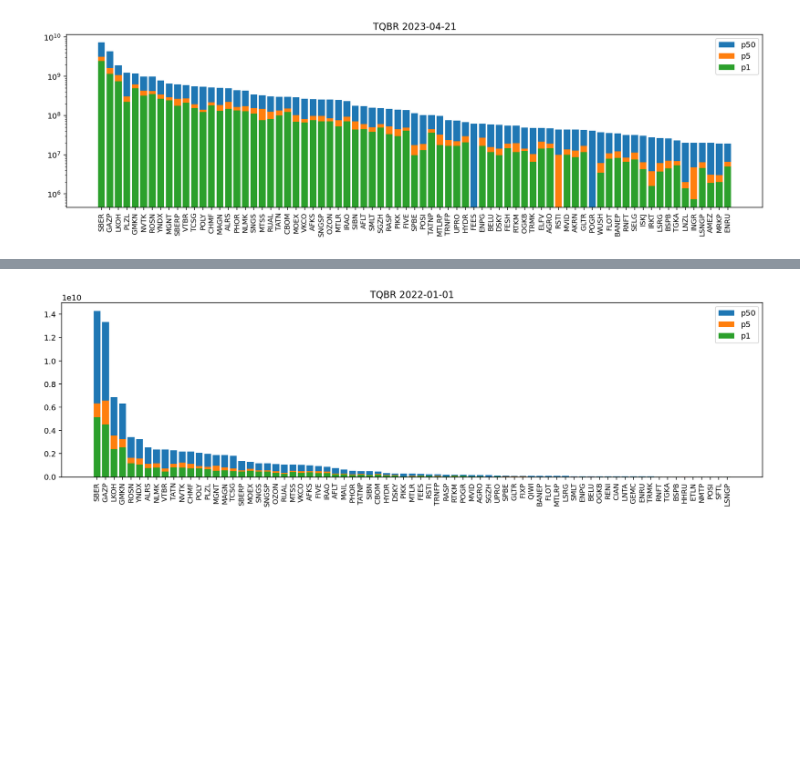
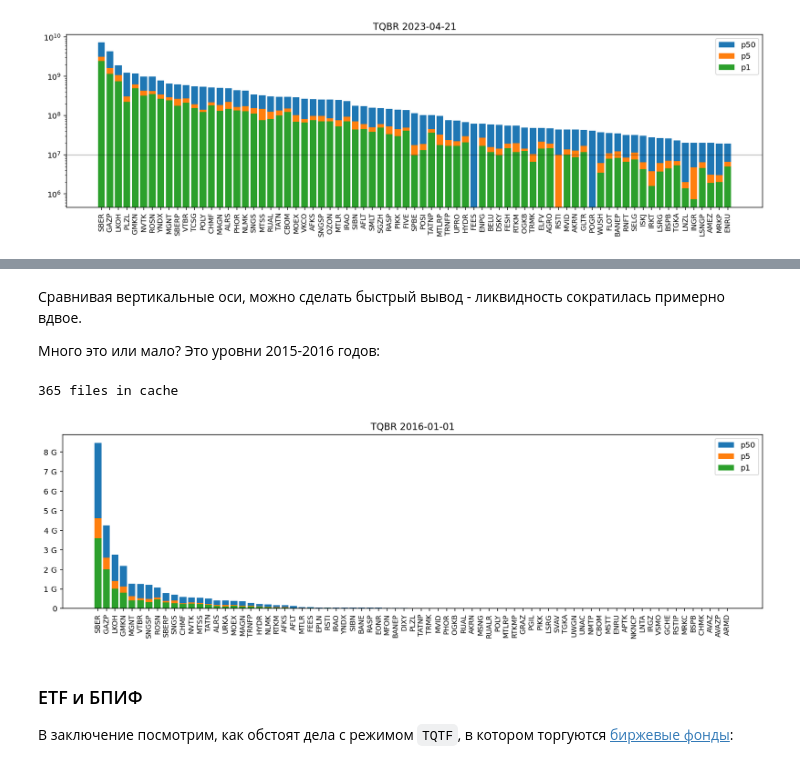
Before and after one commit to AlekseyMartynov/notebooks, a Jupyter notebook: notebooks/20230423-moex-liquidity.ipynb, the cells around one changed output, grey strips where cells are left out. Cells and saved outputs as stored; diff of their text form; code cells hidden in the pictures; blank space fills up the shorter version.

```diff
--- a/notebooks/20230423-moex-liquidity.ipynb
+++ b/notebooks/20230423-moex-liquidity.ipynb
@@ -2,11 +14,13 @@
 import datetime
 
 BOARD = 'TQBR'
+TODAY = datetime.date(2023, 4, 21)
 
 
 def get_history_url(date, start=0, limit=100):
     return (
-        f'https://iss.moex.com/iss/history/engines/stock/markets/shares/boards/{BOARD}/securities.csv'
+        'https://iss.moex.com/iss/history'
+        f'/engines/stock/markets/shares/boards/{BOARD}/securities.csv'
         f'?date={date:%Y-%m-%d}'
         f'&start={start:d}&limit={limit:d}'
         '&iss.only=history'
@@ -14,3 +28,5 @@ def get_history_url(date, start=0, limit=100):
         '&numtrades=0'
         '&tradingsession=3'
     )
+
+print(get_history_url(TODAY))
@@ -104,24 +131,32 @@ import numpy as np
 
 
 def build_report():
-    combo = {}
+    groups = {}
 
     for d in enumerate_history_dates():
         frame = pd.read_csv(get_cache_file_path(d))
         for ticker, value in frame.itertuples(index=False, name=None):
-            list = combo.setdefault(ticker, [])
-            list.append(value)
+            value_list = groups.setdefault(ticker, [])
+            value_list.append(value)
 
-    report = []
+    aggregates = []
 
-    for ticker, list in combo.items():
-        report.append([
+    for ticker, value_list in groups.items():
+        aggregates.append([
             ticker,
-            np.percentile(list, 50),
-            np.percentile(list, 5),
-            np.percentile(list, 1)
+            np.percentile(value_list, 50),
+            np.percentile(value_list, 5),
+            np.percentile(value_list, 1)
         ])
 
-    report.sort(key=lambda row: row[1], reverse=True)
+    df = pd.DataFrame(
+        aggregates,
+        columns=['ticker', 'p50', 'p5', 'p1']
+    )
 
-    return pd.DataFrame(report, columns=['ticker', 'p50', 'p5', 'p1'])
+    df.sort_values('p50', ascending=False, inplace=True, ignore_index=True)
+
+    return df
+
+
+REPORT = build_report()
@@ -157,5 +201,6 @@ REPORT[100:110]
 # %%
 from matplotlib import pyplot as plt
+import matplotlib.ticker
 plt.rcParams['figure.figsize'] = (16, 4)
 plt.rcParams['figure.dpi'] = 144
 
@@ -168,6 +213,7 @@ def plot_bars(top):
             label=val_col
         )
     plt.xticks(rotation=90, fontsize=9, va='top')
+    plt.gca().yaxis.set_major_formatter(matplotlib.ticker.EngFormatter())
     plt.legend()
     plt.title(f'{BOARD} {TODAY}')
 
@@ -192,11 +256,23 @@ ensure_history_cached()
+# %% [markdown]
+Сравнивая вертикальные оси, можно сделать быстрый вывод - ликвидность сократилась примерно вдвое.
+
+Много это или мало? Это уровни 2015-2016 годов:
 # %%
+TODAY = datetime.date(2016, 1, 1)
+ensure_history_cached()
+
 REPORT = build_report()
 
 plt.figure()
 plot_bars(75)
 plt.show()
 # %% [output]
+365 files in cache
-[figure, old version]
+[figure, new version]
+# %% [markdown]
+### ETF и БПИФ
+
+В заключение посмотрим, как обстоят дела с режимом `TQTF`, в котором торгуются [биржевые фонды](https://vc.ru/finance/180114):
 # %%
 TODAY = datetime.date(2023, 4, 25)
 BOARD = 'TQTF'
```
Also changed, not shown: parts of 24 cells of this notebook.
